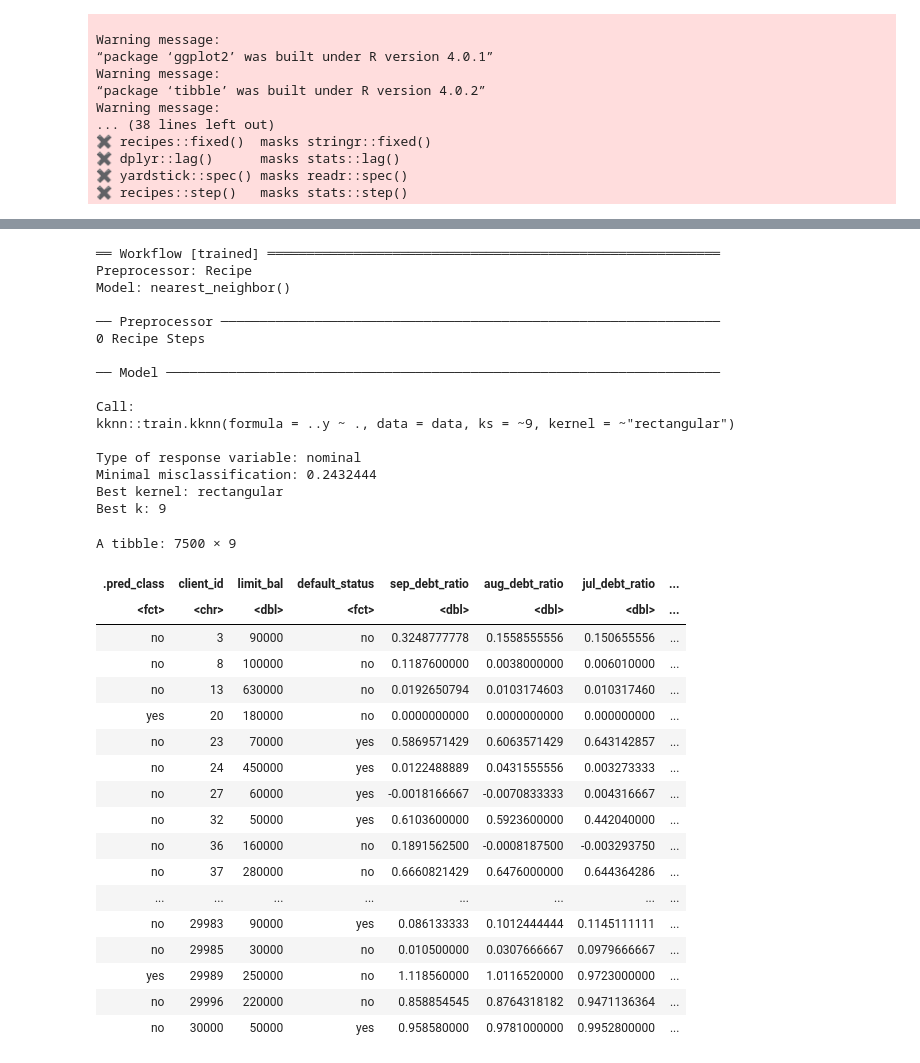
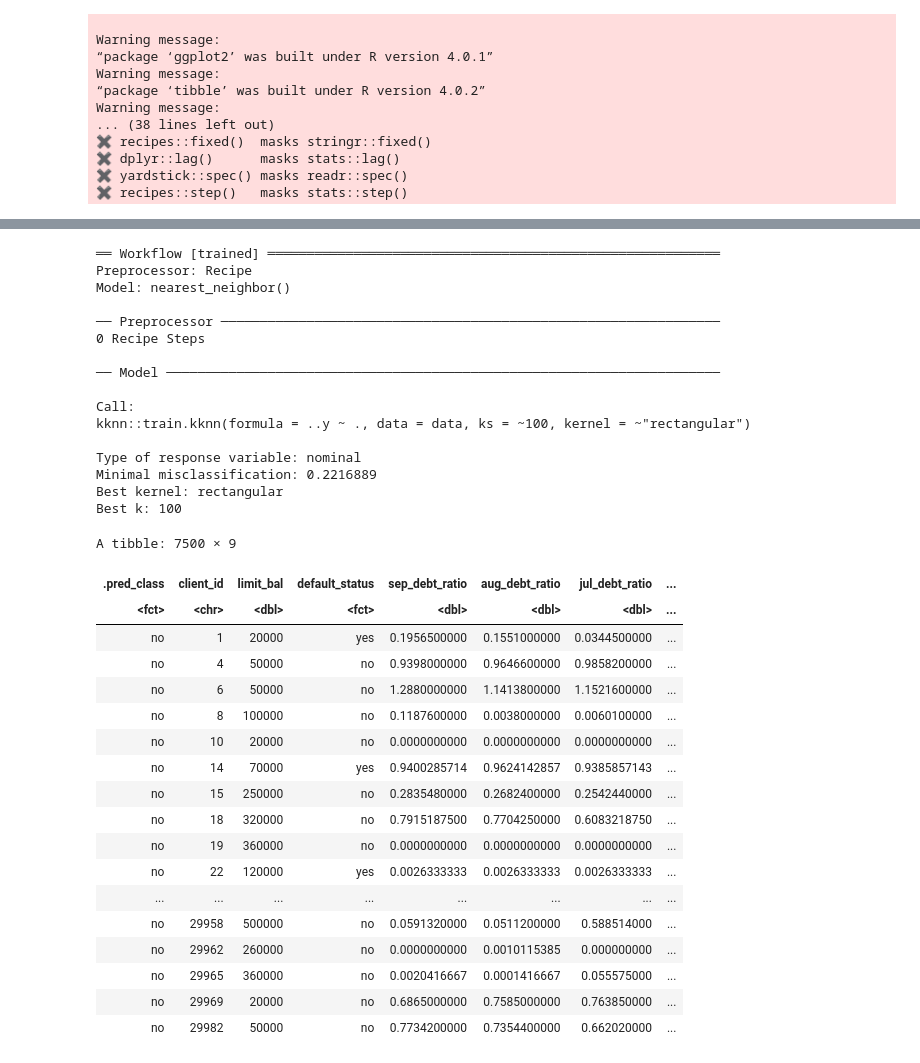
Before and after one commit to jorosafi/dsci-group-project, a Jupyter notebook: rodrigos-sandbox.ipynb, the cells around one changed output, grey strips where cells are left out. Cells and saved outputs as stored; diff of their text form; code cells hidden in the pictures.

```diff
--- a/rodrigos-sandbox.ipynb
+++ b/rodrigos-sandbox.ipynb
@@ -46,11 +46,12 @@ df_default <- read_excel('data/default-cc-data.xls')  %>%
           default_status = case_when(default_status =="1"~"yes",
                                      default_status== "0"~"no"),
           default_status = as.factor(default_status),
-          sep_debt_ratio = sep_bill/limit_bal,
-          aug_debt_ratio = aug_bill/limit_bal,
-          jul_debt_ratio = july_bill/limit_bal,
-          may_debt_ratio = may_bill/limit_bal,
-          apr_debt_ratio = april_bill/limit_bal,) %>%
+           apr_debt_ratio = april_bill/limit_bal,
+           may_debt_ratio = may_bill/limit_bal,
+           jun_debt_ratio = june_bill/limit_bal,
+           jul_debt_ratio = july_bill/limit_bal,
+           aug_debt_ratio = aug_bill/limit_bal,
+           sep_debt_ratio = sep_bill/limit_bal) %>%
     select(client_id, limit_bal, default_status, sep_debt_ratio : apr_debt_ratio)
 
 head(df_default)
@@ -118,53 +176,53 @@ vfold_plot
 # %%
-final_spec = nearest_neighbor(weight_func = "rectangular", neighbors = 9) %>%
+final_spec = nearest_neighbor(weight_func = "rectangular", neighbors = 100) %>%
     set_engine("kknn") %>%
     set_mode("classification")
 
 final_fit = workflow() %>%
     add_recipe(debt_recipe) %>%
     add_model(final_spec) %>%
     fit(data = debt_train)
 final_fit
 
 debt_test_predictions = predict(final_fit, debt_test) %>%
     bind_cols(debt_test)
 debt_test_predictions
 # %% [output]
 ══ Workflow [trained] ══════════════════════════════════════════════════════════
 Preprocessor: Recipe
 Model: nearest_neighbor()
 
 ── Preprocessor ────────────────────────────────────────────────────────────────
 0 Recipe Steps
 
 ── Model ───────────────────────────────────────────────────────────────────────
 
 Call:
-kknn::train.kknn(formula = ..y ~ ., data = data, ks = ~9, kernel = ~"rectangular")
+kknn::train.kknn(formula = ..y ~ ., data = data, ks = ~100, kernel = ~"rectangular")
 
 Type of response variable: nominal
-Minimal misclassification: 0.2432444
+Minimal misclassification: 0.2216889
 Best kernel: rectangular
-Best k: 9
+Best k: 100
 A tibble: 7500 × 9
 | .pred_class | client_id | limit_bal | default_status | sep_debt_ratio | aug_debt_ratio | jul_debt_ratio | ... |
 | <fct> | <chr> | <dbl> | <fct> | <dbl> | <dbl> | <dbl> | ... |
-| no | 3 | 90000 | no | 0.3248777778 | 0.1558555556 | 0.150655556 | ... |
-| no | 8 | 100000 | no | 0.1187600000 | 0.0038000000 | 0.006010000 | ... |
-| no | 13 | 630000 | no | 0.0192650794 | 0.0103174603 | 0.010317460 | ... |
-| yes | 20 | 180000 | no | 0.0000000000 | 0.0000000000 | 0.000000000 | ... |
-| no | 23 | 70000 | yes | 0.5869571429 | 0.6063571429 | 0.643142857 | ... |
-| no | 24 | 450000 | yes | 0.0122488889 | 0.0431555556 | 0.003273333 | ... |
-| no | 27 | 60000 | yes | -0.0018166667 | -0.0070833333 | 0.004316667 | ... |
-| no | 32 | 50000 | yes | 0.6103600000 | 0.5923600000 | 0.442040000 | ... |
-| no | 36 | 160000 | no | 0.1891562500 | -0.0008187500 | -0.003293750 | ... |
-| no | 37 | 280000 | no | 0.6660821429 | 0.6476000000 | 0.644364286 | ... |
+| no | 1 | 20000 | yes | 0.1956500000 | 0.1551000000 | 0.0344500000 | ... |
+| no | 4 | 50000 | no | 0.9398000000 | 0.9646600000 | 0.9858200000 | ... |
+| no | 6 | 50000 | no | 1.2880000000 | 1.1413800000 | 1.1521600000 | ... |
+| no | 8 | 100000 | no | 0.1187600000 | 0.0038000000 | 0.0060100000 | ... |
+| no | 10 | 20000 | no | 0.0000000000 | 0.0000000000 | 0.0000000000 | ... |
+| no | 14 | 70000 | yes | 0.9400285714 | 0.9624142857 | 0.9385857143 | ... |
+| no | 15 | 250000 | no | 0.2835480000 | 0.2682400000 | 0.2542440000 | ... |
+| no | 18 | 320000 | no | 0.7915187500 | 0.7704250000 | 0.6083218750 | ... |
+| no | 19 | 360000 | no | 0.0000000000 | 0.0000000000 | 0.0000000000 | ... |
+| no | 22 | 120000 | yes | 0.0026333333 | 0.0026333333 | 0.0026333333 | ... |
 | ... | ... | ... | ... | ... | ... | ... | ... |
-| no | 29983 | 90000 | yes | 0.086133333 | 0.1012444444 | 0.1145111111 | ... |
-| no | 29985 | 30000 | no | 0.010500000 | 0.0307666667 | 0.0979666667 | ... |
-| yes | 29989 | 250000 | no | 1.118560000 | 1.0116520000 | 0.9723000000 | ... |
-| no | 29996 | 220000 | no | 0.858854545 | 0.8764318182 | 0.9471136364 | ... |
-| no | 30000 | 50000 | yes | 0.958580000 | 0.9781000000 | 0.9952800000 | ... |
+| no | 29958 | 500000 | no | 0.0591320000 | 0.0511200000 | 0.588514000 | ... |
+| no | 29962 | 260000 | no | 0.0000000000 | 0.0010115385 | 0.000000000 | ... |
+| no | 29965 | 360000 | no | 0.0020416667 | 0.0001416667 | 0.055575000 | ... |
+| no | 29969 | 20000 | no | 0.6865000000 | 0.7585000000 | 0.763850000 | ... |
+| no | 29982 | 50000 | no | 0.7734200000 | 0.7354400000 | 0.662020000 | ... |
 # %%
 accuracy = debt_test_predictions %>%
     metrics(truth = default_status, estimate = .pred_class)
```
Also changed, not shown: parts of 8 cells of this notebook.
